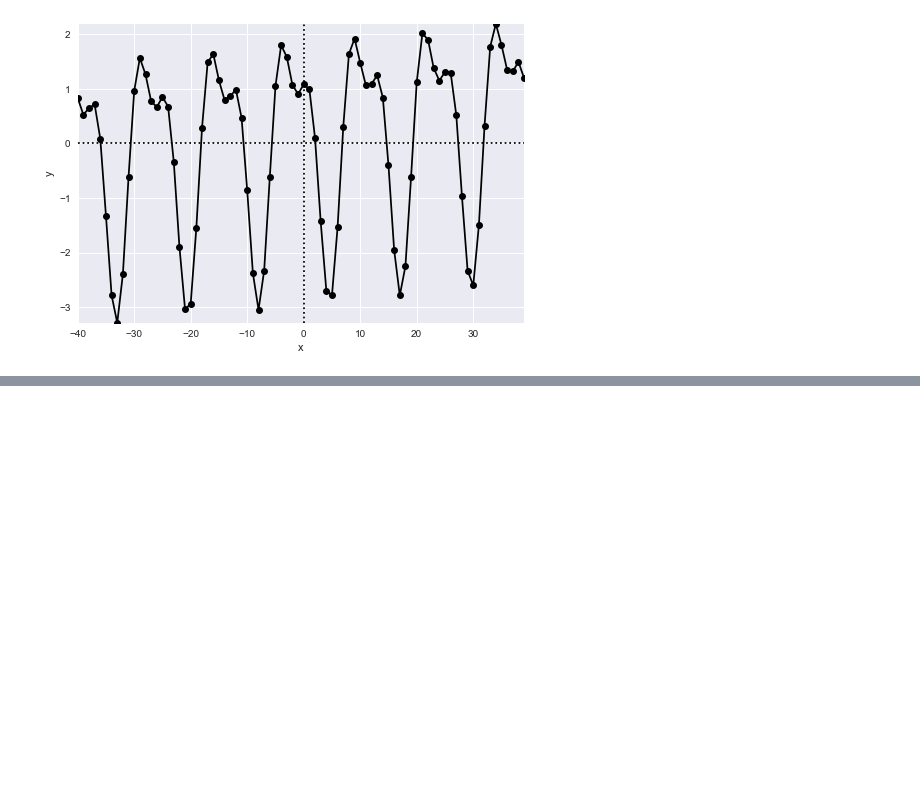
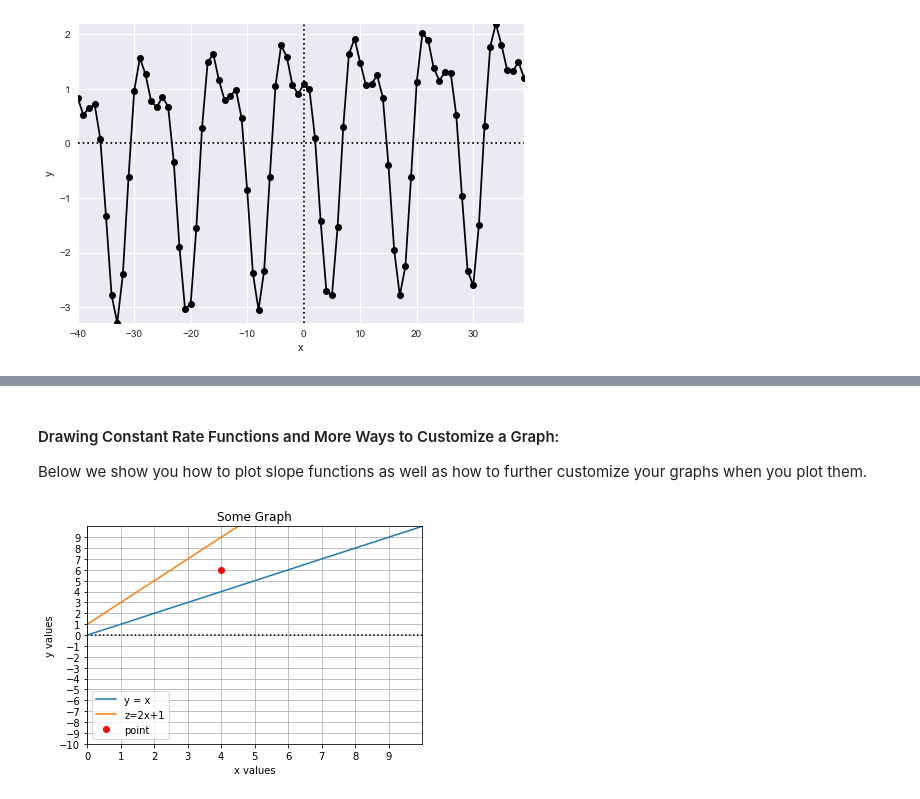
Before and after one commit to CubeStatistica/Learning-Python-And-Math-Together, a Jupyter notebook: Lesson-2-Functions.ipynb, the cells around one changed output, grey strips where cells are left out. Cells and saved outputs as stored; diff of their text form; code cells hidden in the pictures; blank space fills up the shorter version.

Commit message:
Added connection btw functions and real world patterns in lesson 2.

```diff
--- a/Lesson-2-Functions.ipynb
+++ b/Lesson-2-Functions.ipynb
@@ -489,0 +500,38 @@ This is a very interesting cyclic funtion!
+# %% [markdown]
+#### Drawing Constant Rate Functions and More Ways to Customize a Graph:
+
+Below we show you how to plot slope functions as well as how to further customize your graphs when you plot them.
+# %%
+import matplotlib.pyplot as plt
+import numpy as np
+
+xmin = 0
+xmax = 10
+ymin = -10
+ymax = 10
+points = 2*(xmax-xmin)
+x = np.linspace(xmin, xmax, points)
+
+fig, ax = plt.subplots()
+plt.axis([xmin,xmax,ymin,ymax]) # window size
+plt.plot([xmin,xmax],[0,0],'black', linestyle = 'dotted') # blue x axis
+plt.plot([0,0],[ymin,ymax], 'black', linestyle = 'dotted') # blue y axis
+
+ax.set_xlabel("x values")
+ax.set_ylabel("y values")
+ax.set_title("Some Graph")
+ax.grid(True)
+
+ax.set_xticks(np.arange(xmin, xmax, 1))
+ax.set_yticks(np.arange(ymin, ymax, 1))
+
+y = x
+z = 2*x +1
+plt.plot(x, y, label = 'y = x')
+plt.plot(x,z, label='z=2x+1')
+#plt.plot(x,3*x, label='steeper line')
+plt.plot([4],[6], 'ro', label='point')
+plt.legend()
+plt.show()
+# %% [output]
+[figure, added]
```
Also changed, not shown: parts of 6 cells of this notebook.
